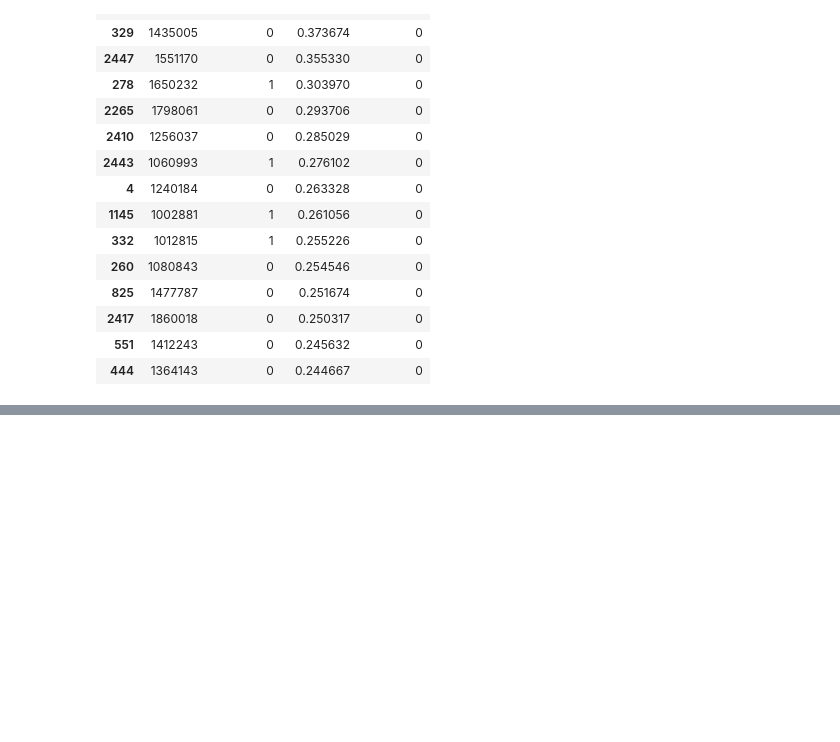
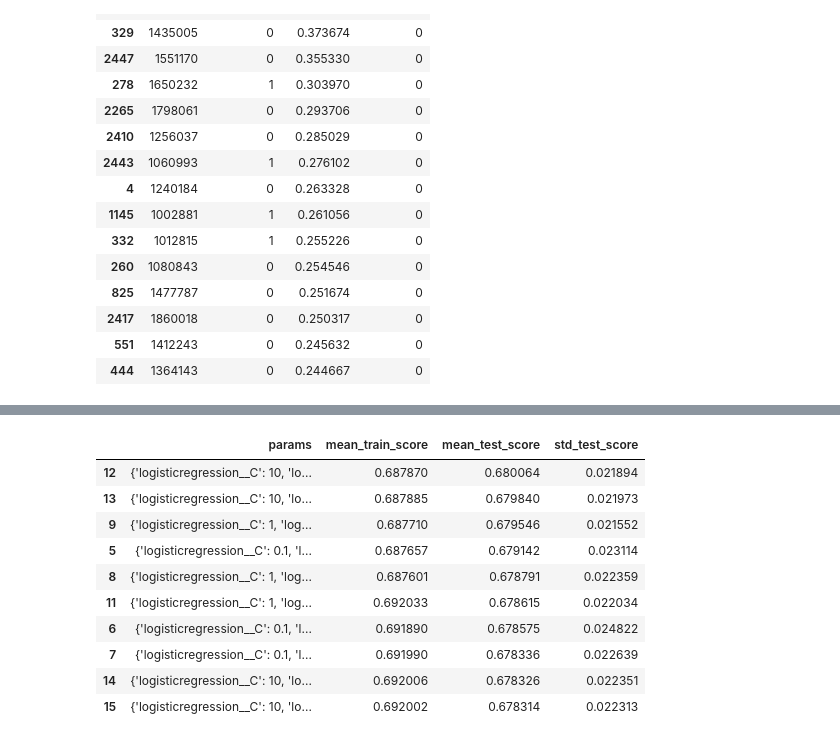
Before and after one commit to victorpiana/Churn_Prediction, a Jupyter notebook: notebooks/05_modeles_cv.ipynb, the cells around one changed output, grey strips where cells are left out. Saved outputs shown, nothing was run; the diff lists cells and outputs as text; code cells hidden in the pictures; blank space fills up the shorter version.

Commit message:
No improvement by gridsearch on the log reg plus add 2 files of copies of models

```diff
--- a/notebooks/05_modeles_cv.ipynb
+++ b/notebooks/05_modeles_cv.ipynb
@@ -492,0 +497,70 @@ print("Model specifications and results saved.")
+# %%
+from sklearn.model_selection import GridSearchCV
+from sklearn.base import clone
+import joblib
+
+# ============================================
+# GRIDSEARCHCV - LOGISTIC REGRESSION
+# ============================================
+
+# Development dataset
+X_dev = dev_data[FEATURES_12]
+y_dev = dev_data["churn"]
+
+# Hyperparameter combinations
+param_grid = {
+    "logisticregression__C": [0.01, 0.1, 1, 10],
+    "logisticregression__penalty": ["l1", "l2"],
+    "logisticregression__class_weight": [None, "balanced"],
+    "logisticregression__solver": ["liblinear"]
+}
+
+# Grid search using our existing CV folds
+grid_search = GridSearchCV(
+    estimator=clone(models["LogisticRegression"]),
+    param_grid=param_grid,
+    scoring="roc_auc",
+    cv=cv_splits,
+    n_jobs=-1,
+    refit=True,
+    return_train_score=True
+)
+
+# Fit all configurations
+grid_search.fit(X_dev, y_dev)
+
+# Best hyperparameters
+print("Best parameters:")
+print(grid_search.best_params_)
+
+print("\nBest ROC-AUC CV:")
+print(round(grid_search.best_score_, 4))
+
+# Compare all tested configurations
+grid_results = pd.DataFrame(
+    grid_search.cv_results_
+).sort_values(
+    "rank_test_score"
+)
+
+display(
+    grid_results[
+        [
+            "params",
+            "mean_train_score",
+            "mean_test_score",
+            "std_test_score"
+        ]
+    ].head(10)
+)
+
+# Save the best model
+best_logreg = grid_search.best_estimator_
+
+joblib.dump(
+    best_logreg,
+    artifact_path("logreg_gridsearch_best.joblib")
+)
+
+print("\nOptimized model saved.")
+# %% [output]
@@ -492,0 +572,11 @@ print("Model specifications and results saved.")
+|  | params | mean_train_score | mean_test_score | std_test_score |
+| 12 | {'logisticregression__C': 10, 'lo... | 0.687870 | 0.680064 | 0.021894 |
+| 13 | {'logisticregression__C': 10, 'lo... | 0.687885 | 0.679840 | 0.021973 |
+| 9 | {'logisticregression__C': 1, 'log... | 0.687710 | 0.679546 | 0.021552 |
+| 5 | {'logisticregression__C': 0.1, 'l... | 0.687657 | 0.679142 | 0.023114 |
+| 8 | {'logisticregression__C': 1, 'log... | 0.687601 | 0.678791 | 0.022359 |
+| 11 | {'logisticregression__C': 1, 'log... | 0.692033 | 0.678615 | 0.022034 |
+| 6 | {'logisticregression__C': 0.1, 'l... | 0.691890 | 0.678575 | 0.024822 |
+| 7 | {'logisticregression__C': 0.1, 'l... | 0.691990 | 0.678336 | 0.022639 |
+| 14 | {'logisticregression__C': 10, 'lo... | 0.692006 | 0.678326 | 0.022351 |
+| 15 | {'logisticregression__C': 10, 'lo... | 0.692002 | 0.678314 | 0.022313 |
```
Also changed, not shown: parts of 5 cells of this notebook, 14 other files.
